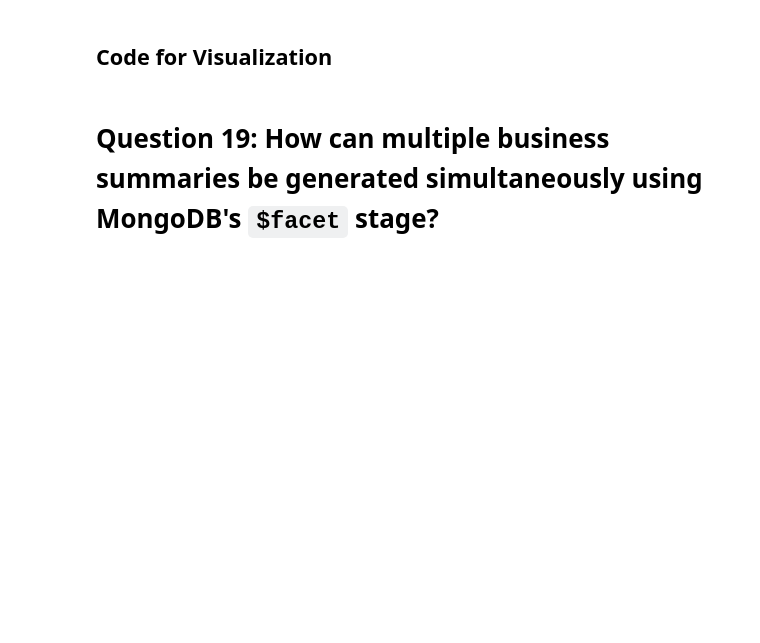
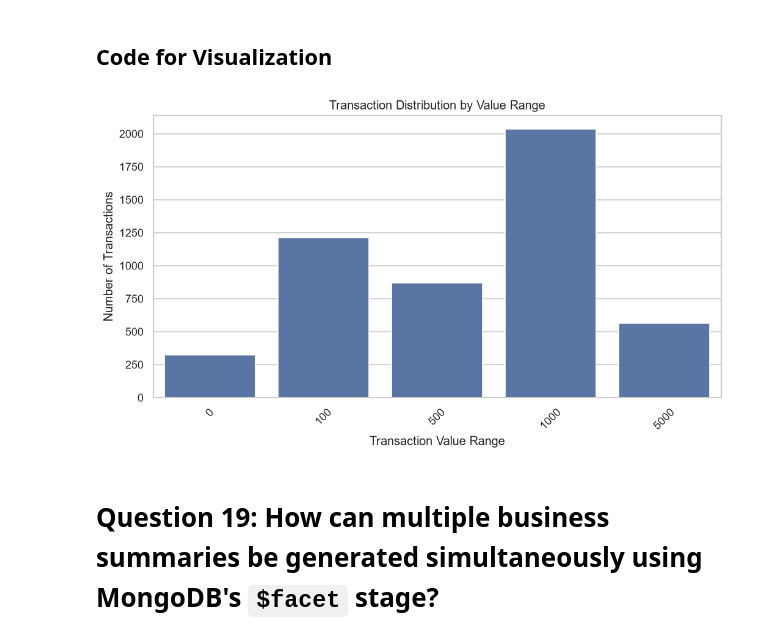
Before and after one commit to thanuja-reddi/MongoDB_EDA_Case_Study, a Jupyter notebook: notebooks/homework_casestudy_questions.ipynb, the cells around one changed output. Saved outputs shown, nothing was run; the diff lists cells and outputs as text; code cells hidden in the pictures; blank space fills up the shorter version.

Commit message:
Completed Q18: Transaction value range distribution analysis

```diff
--- a/notebooks/homework_casestudy_questions.ipynb
+++ b/notebooks/homework_casestudy_questions.ipynb
@@ -1446,5 +1499,25 @@ Instead of simply classifying transactions as High Value or Low Value, this anal
 # %% [markdown]
 ## Code for Visualization
+# %%
+plt.figure(figsize=(10,5))
+
+sns.barplot(
+    data=transaction_ranges,
+    x="_id",
+    y="transactions"
+)
+
+plt.title("Transaction Distribution by Value Range")
+
+plt.xlabel("Transaction Value Range")
+
+plt.ylabel("Number of Transactions")
+
+plt.xticks(rotation=45)
+
+plt.show()
+# %% [output]
+[figure, added]
 # %% [markdown]
 # Question 19: How can multiple business summaries be generated simultaneously using MongoDB's `$facet` stage?
 # %% [markdown]
```
Also changed, not shown: parts of 2 cells of this notebook.
